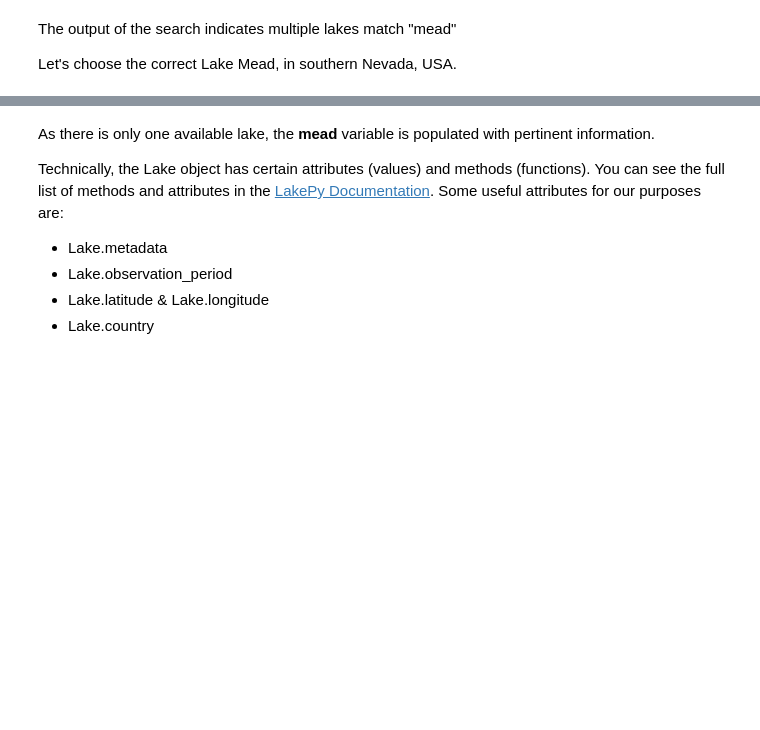
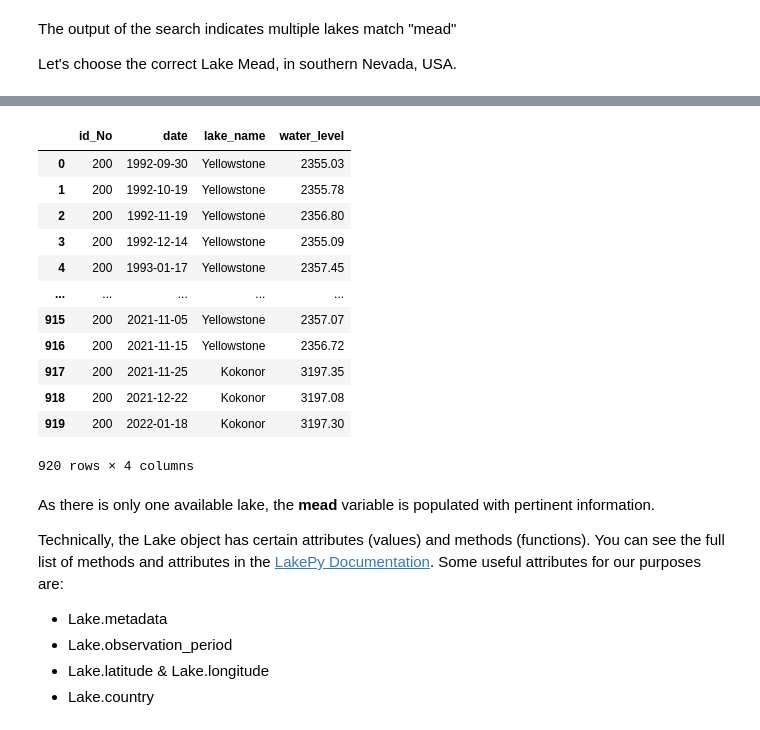
Before and after one commit to ESIPFed/LakePy, a Jupyter notebook: notebooks/LakePy Walkthrough.ipynb, the cells around one changed output, grey strips where cells are left out. Cells and saved outputs as stored; diff of their text form; code cells hidden in the pictures; blank space fills up the shorter version.

```diff
--- a/notebooks/LakePy Walkthrough.ipynb
+++ b/notebooks/LakePy Walkthrough.ipynb
@@ -27,0 +48,2 @@ monroe = lk.search(id_No=722)
+# %%
+monroe = search(name="MONROE LAKE NEAR HARRODSBURG, IN", source='usgs')
@@ -29,5 +54,3 @@ monroe = lk.search(id_No=722)
 The output of the search indicates multiple lakes match "mead"
 
 Let's choose the correct Lake Mead, in southern Nevada, USA.
-# %%
-monroe = lk.search(id_No = 722)
@@ -38,3 +57,20 @@ Reading lake level records from database...
+# %%
+#monroe = search(id_No = 700)
+monroe.data
+# %% [output]
+|  | id_No | date | lake_name | water_level |
+| 0 | 200 | 1992-09-30 | Yellowstone | 2355.03 |
+| 1 | 200 | 1992-10-19 | Yellowstone | 2355.78 |
+| 2 | 200 | 1992-11-19 | Yellowstone | 2356.80 |
+| 3 | 200 | 1992-12-14 | Yellowstone | 2355.09 |
+| 4 | 200 | 1993-01-17 | Yellowstone | 2357.45 |
+| ... | ... | ... | ... | ... |
+| 915 | 200 | 2021-11-05 | Yellowstone | 2357.07 |
+| 916 | 200 | 2021-11-15 | Yellowstone | 2356.72 |
+| 917 | 200 | 2021-11-25 | Kokonor | 3197.35 |
+| 918 | 200 | 2021-12-22 | Kokonor | 3197.08 |
+| 919 | 200 | 2022-01-18 | Kokonor | 3197.30 |
+920 rows × 4 columns
 # %% [markdown]
 As there is only one available lake, the **mead** variable is populated with pertinent information.
 
```
Also changed, not shown: parts of 6 cells of this notebook, 1 other file.
